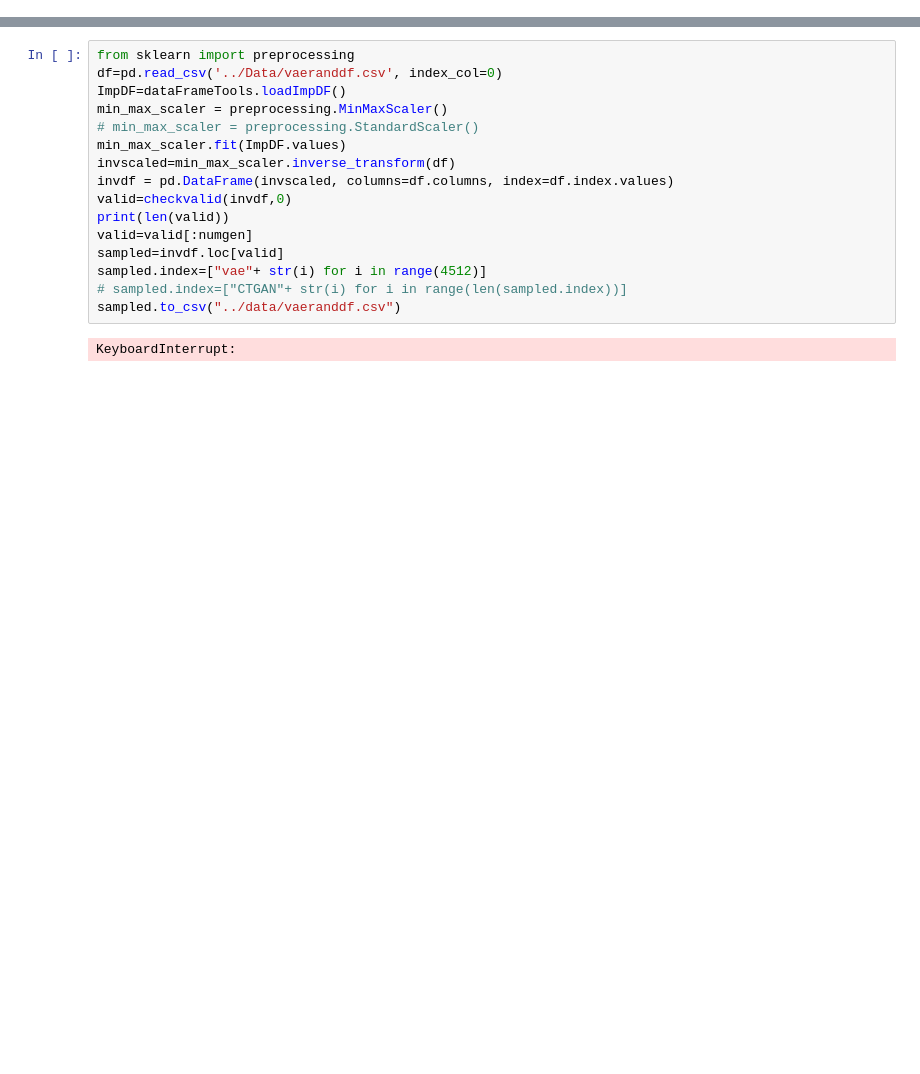
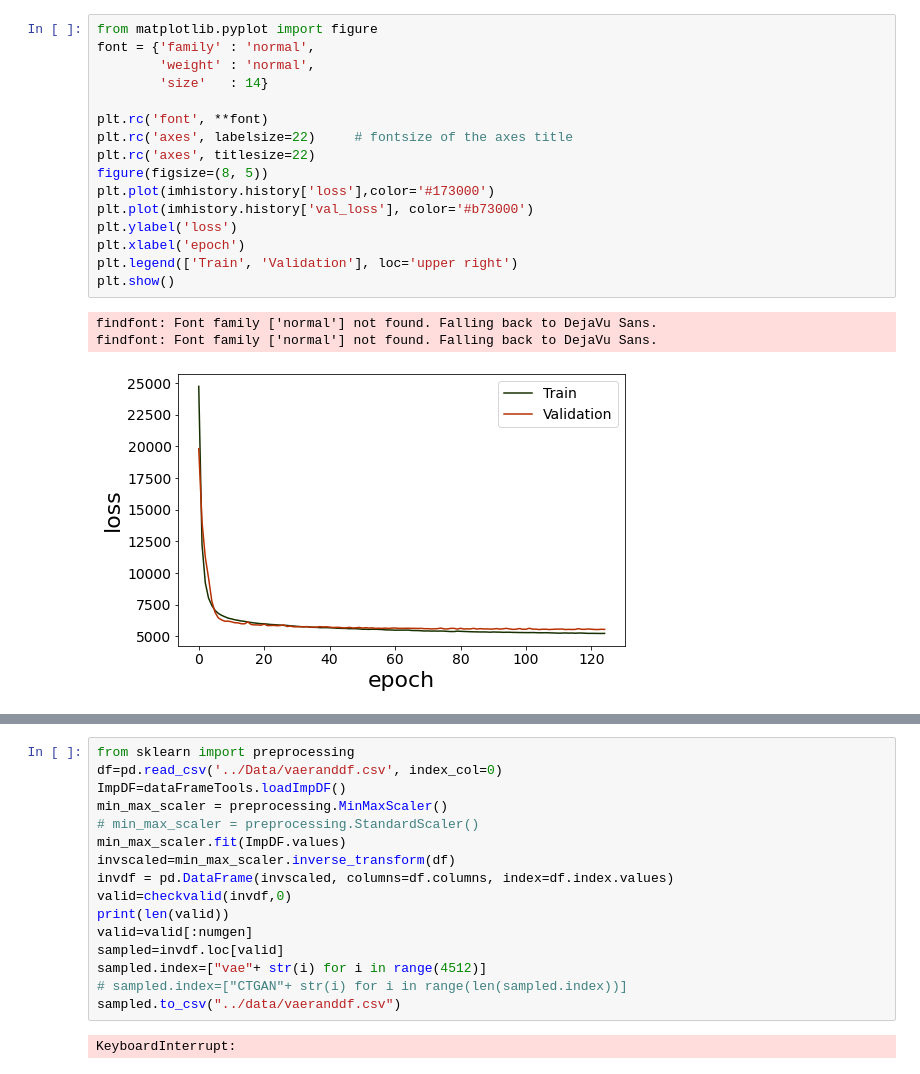
Before and after one commit to Lyleregenwetter/BIKED, a Jupyter notebook: Functions/VAEv2.ipynb, the cells around one changed output, grey strips where cells are left out. Drawn from its saved outputs; the diff is of its cells as text; blank space fills up the shorter version.

```diff
--- a/Functions/VAEv2.ipynb
+++ b/Functions/VAEv2.ipynb
@@ -167,3 +157,23 @@ Epoch 202/300
+# %%
+from matplotlib.pyplot import figure
+font = {'family' : 'normal',
+        'weight' : 'normal',
+        'size'   : 14}
+
+plt.rc('font', **font)
+plt.rc('axes', labelsize=22)     # fontsize of the axes title
+plt.rc('axes', titlesize=22)
+figure(figsize=(8, 5))
+plt.plot(imhistory.history['loss'],color='#173000')
+plt.plot(imhistory.history['val_loss'], color='#b73000')
+plt.ylabel('loss')
+plt.xlabel('epoch')
+plt.legend(['Train', 'Validation'], loc='upper right')
+plt.show()
+# %% [output]
+findfont: Font family ['normal'] not found. Falling back to DejaVu Sans.
+findfont: Font family ['normal'] not found. Falling back to DejaVu Sans.
+[figure, added]
 # %%
 preds=(tf.math.sigmoid(imageVAE.predict(x=itest[:16])))
 fig = plt.figure(figsize=(25, 15))
```
Also changed, not shown: parts of 20 cells of this notebook, 7 other files.
